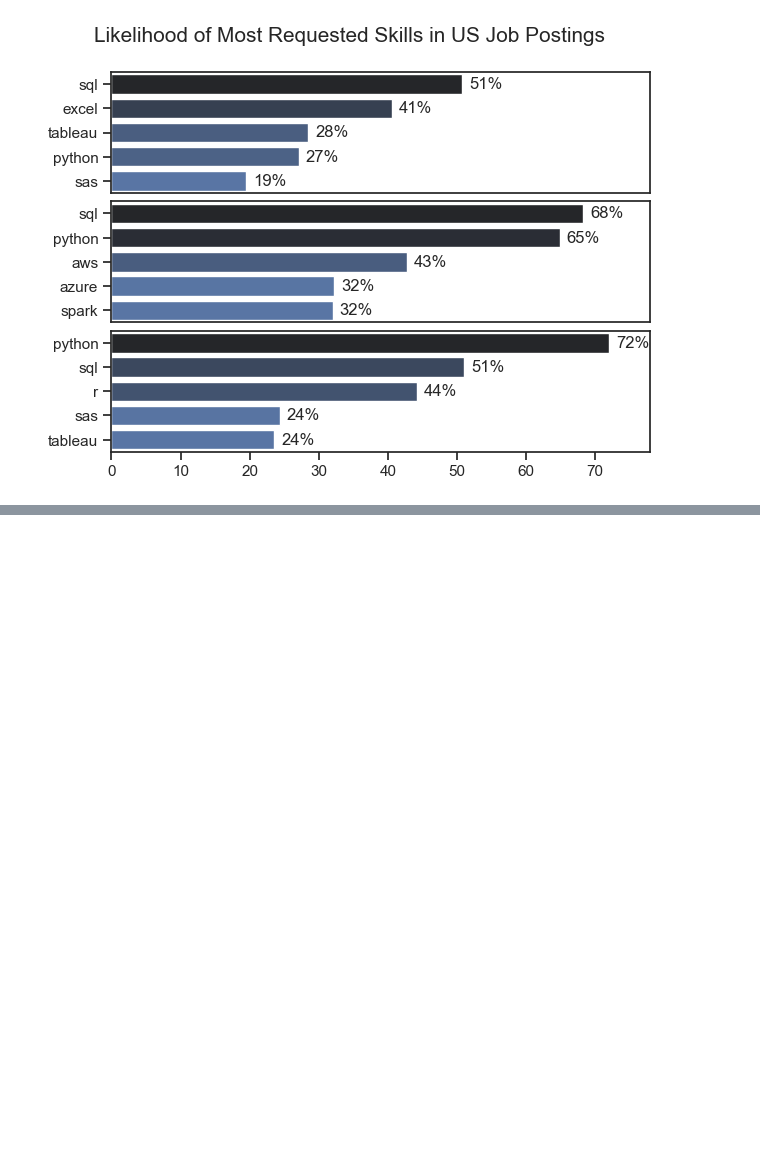
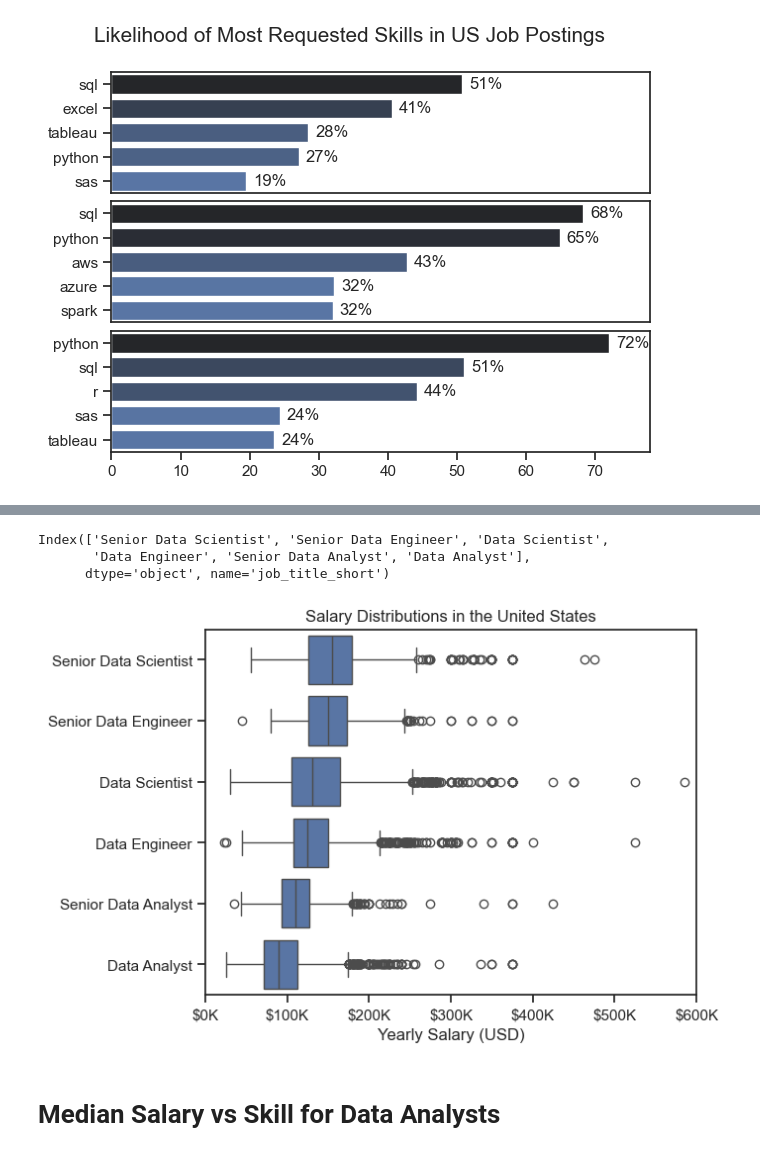
Before and after one commit to George7000/Data-Analysis-Projects, a Jupyter notebook: Python_US_Jobs_Analysis.ipynb, the cells around one changed output, grey strips where cells are left out. Cells and saved outputs as stored; diff of their text form; code cells hidden in the pictures; blank space fills up the shorter version.

```diff
--- a/Python_US_Jobs_Analysis.ipynb
+++ b/Python_US_Jobs_Analysis.ipynb
@@ -178,0 +300,2 @@ plt.show()
+# %%
+df_US = df[df['job_country'] == 'United States' ].dropna(subset=['salary_year_avg'])
@@ -178,0 +312,27 @@ plt.show()
+# %%
+df_US_top6 = df_US[df_US['job_title_short'].isin(job_titles)]
+# %%
+job_order = df_US_top6.groupby('job_title_short')['salary_year_avg'].median().sort_values(ascending=False).index
+job_order
+# %% [output]
+Index(['Senior Data Scientist', 'Senior Data Engineer', 'Data Scientist',
+       'Data Engineer', 'Senior Data Analyst', 'Data Analyst'],
+      dtype='object', name='job_title_short')
+# %%
+sns.boxplot(data=df_US_top6, x='salary_year_avg', y='job_title_short', order=job_order)
+sns.set_theme(style='ticks')
+
+plt.title('Salary Distributions in the United States')
+plt.xlabel('Yearly Salary (USD)')
+plt.ylabel('')
+
+plt.xlim(0, 600000)
+
+# Format x-axis to show 'Thousands'
+ticks_x = plt.FuncFormatter(lambda y, pos: f'${int(y/1000)}K')
+plt.gca().xaxis.set_major_formatter(ticks_x)
+plt.show()
+# %% [output]
+[figure, added]
+# %% [markdown]
+# Median Salary vs Skill for Data Analysts
```
Also changed, not shown: parts of 25 cells of this notebook.
